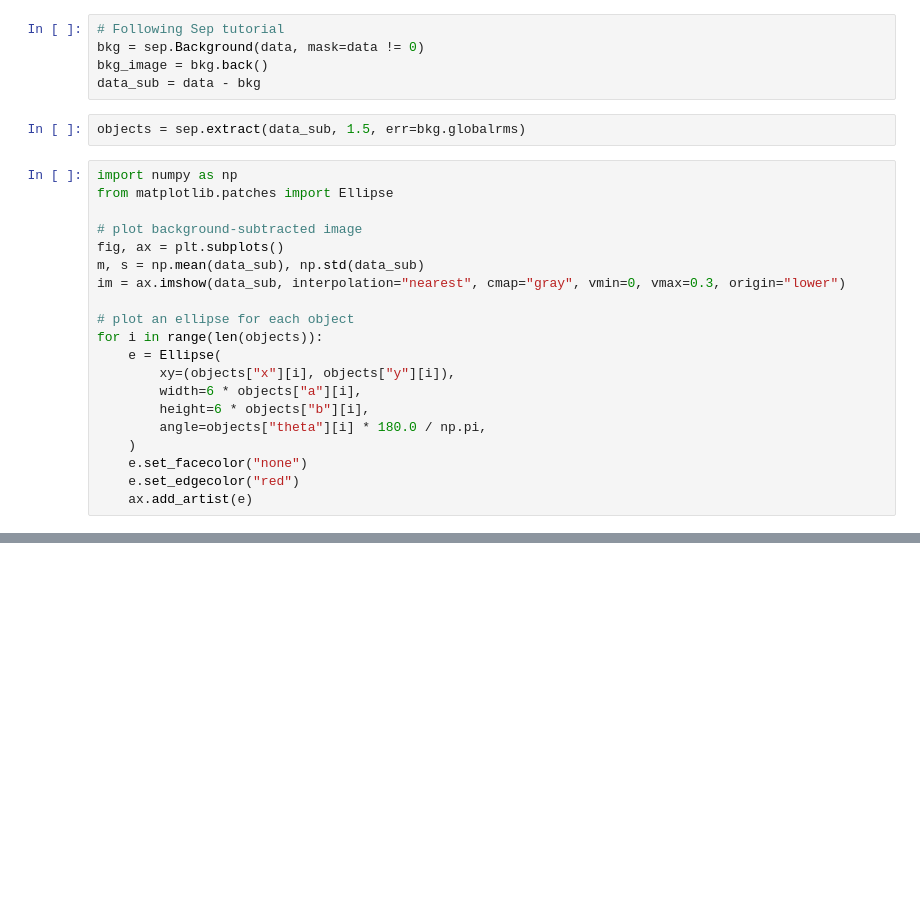
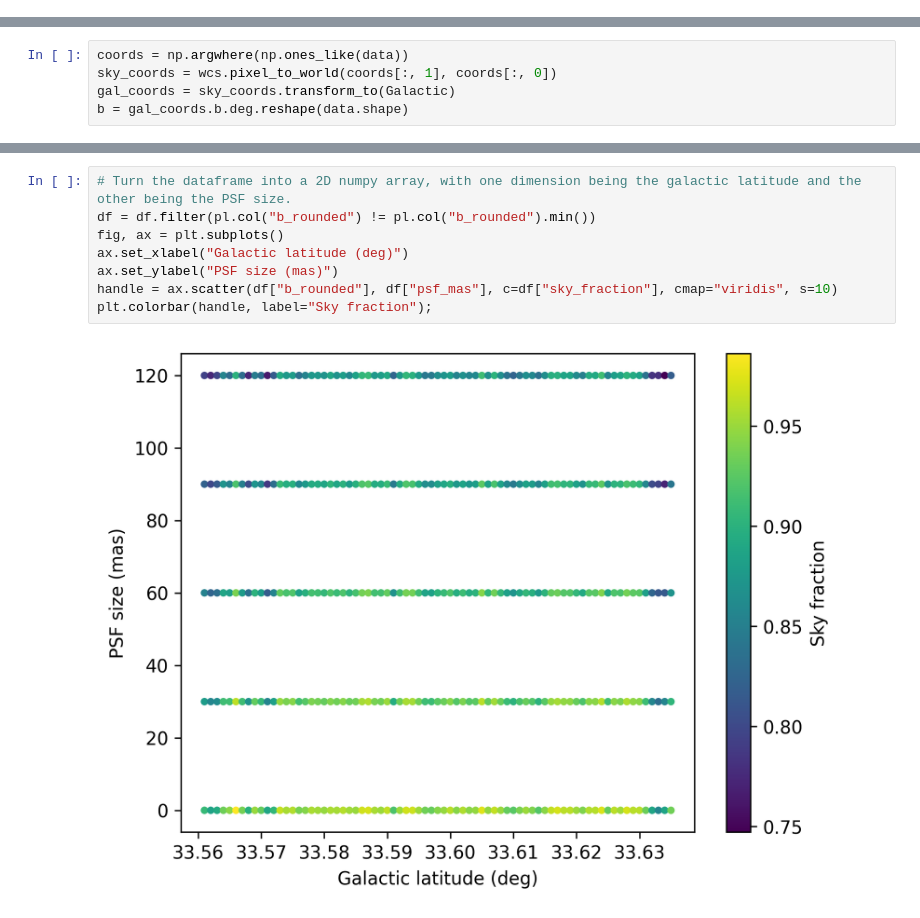
Before and after one commit to Samreay/jades-sky-fraction, a Jupyter notebook: src/jades_sky_fraction/analysis.ipynb, the cells around one changed output, grey strips where cells are left out. Cells and saved outputs as stored; diff of their text form; blank space fills up the shorter version.

```diff
--- a/src/jades_sky_fraction/analysis.ipynb
+++ b/src/jades_sky_fraction/analysis.ipynb
@@ -48,27 +35,0 @@ overlay[1].set_axislabel("Latitude")
-# %%
-# Following Sep tutorial
-bkg = sep.Background(data, mask=data != 0)
-bkg_image = bkg.back()
-data_sub = data - bkg
-# %%
-objects = sep.extract(data_sub, 1.5, err=bkg.globalrms)
-# %%
-import numpy as np
-from matplotlib.patches import Ellipse
-
-# plot background-subtracted image
-fig, ax = plt.subplots()
-m, s = np.mean(data_sub), np.std(data_sub)
-im = ax.imshow(data_sub, interpolation="nearest", cmap="gray", vmin=0, vmax=0.3, origin="lower")
-
-# plot an ellipse for each object
-for i in range(len(objects)):
-    e = Ellipse(
-        xy=(objects["x"][i], objects["y"][i]),
-        width=6 * objects["a"][i],
-        height=6 * objects["b"][i],
-        angle=objects["theta"][i] * 180.0 / np.pi,
-    )
-    e.set_facecolor("none")
-    e.set_edgecolor("red")
-    ax.add_artist(e)
@@ -76,0 +36,5 @@ for i in range(len(objects)):
+# %%
+coords = np.argwhere(np.ones_like(data))
+sky_coords = wcs.pixel_to_world(coords[:, 1], coords[:, 0])
+gal_coords = sky_coords.transform_to(Galactic)
+b = gal_coords.b.deg.reshape(data.shape)
@@ -76,0 +126,10 @@ for i in range(len(objects)):
+# %%
+# Turn the dataframe into a 2D numpy array, with one dimension being the galactic latitude and the other being the PSF size.
+df = df.filter(pl.col("b_rounded") != pl.col("b_rounded").min())
+fig, ax = plt.subplots()
+ax.set_xlabel("Galactic latitude (deg)")
+ax.set_ylabel("PSF size (mas)")
+handle = ax.scatter(df["b_rounded"], df["psf_mas"], c=df["sky_fraction"], cmap="viridis", s=10)
+plt.colorbar(handle, label="Sky fraction");
+# %% [output]
+[figure, added]
```
Also changed, not shown: parts of 10 cells of this notebook, 3 other files.
